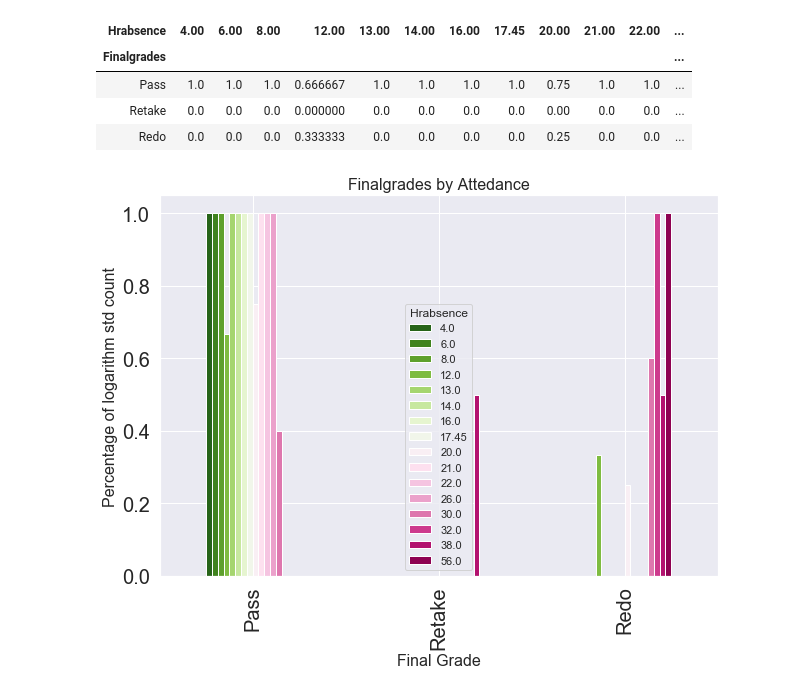
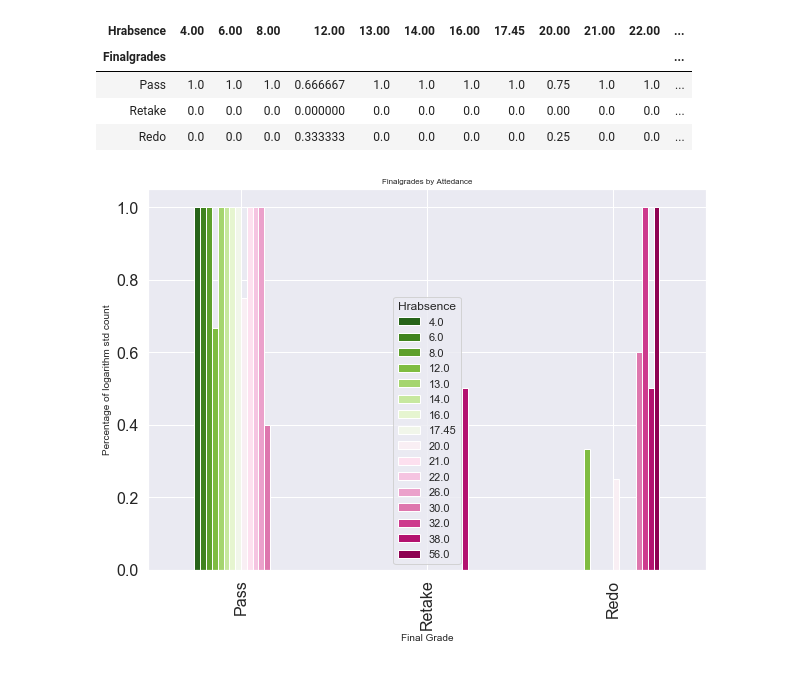
Before and after one commit to bayyaraghu/Usecase, a Jupyter notebook: Untitled1.ipynb, the cells around one changed output. Saved outputs shown, nothing was run; the diff lists cells and outputs as text; code cells hidden in the pictures.

```diff
--- a/Untitled1.ipynb
+++ b/Untitled1.ipynb
@@ -139,9 +145,6 @@ merged.head()
 | 2 | 4927889.2 | 70 | 28 | 14 | 12.0 | Pass | 1 | 0 | 0 |
 | 3 | 4975219.6 | 60 | 7 | 16 | 16.0 | Pass | 1 | 0 | 0 |
 | 4 | 4927465.4 | 55 | 16 | 5 | 38.0 | Retake | 0 | 0 | 1 |
-# %%
-#  motifying student ID by mulp with 2
-merged['ID'] = merged['ID'] * 2
 # %% [markdown]
 # dropping columsn of original dataset and dummi variable
 # %%
@@ -264,5 +275,5 @@ newset['Consultations'] =(newset['ConsultationsD1'] + newset['ConsultationsD2'])
 # %%
-stdset = newset.drop(['ConsultationsD1', 'ConsultationsD2', 'Pass', 'Redo', 'Retake'], axis='columns')
+stdset = newset.drop(['Name', 'ConsultationsD1', 'ConsultationsD2', 'Pass', 'Redo', 'Retake'], axis='columns')
 # %%
 stdset.head()
 # %% [output]
@@ -333,10 +344,10 @@ stdval2
 | Retake | 0.0 | 0.0 | 0.0 | 0.000000 | 0.0 | 0.0 | 0.0 | 0.0 | 0.00 | 0.0 | 0.0 | ... |
 | Redo | 0.0 | 0.0 | 0.0 | 0.333333 | 0.0 | 0.0 | 0.0 | 0.0 | 0.25 | 0.0 | 0.0 | ... |
 # %%
-stdval2.plot.bar(colormap="PiYG_r",  fontsize=20, figsize=(10,7))
-plt.title("Finalgrades by Attedance", fontsize=16)
-plt.ylabel("Percentage of logarithm std count", fontsize=16)
-plt.xlabel("Final Grade", fontsize=16)
+stdval2.plot.bar(colormap="PiYG_r",  fontsize=16, figsize=(10,7))
+plt.title("Finalgrades by Attedance", fontsize=8)
+plt.ylabel("Percentage of logarithm std count", fontsize=10)
+plt.xlabel("Final Grade", fontsize=10)
 plt.show()
 # %% [output]
-[figure, old version]
+[figure, new version]
```
Also changed, not shown: parts of 12 cells of this notebook, 1 other file.
